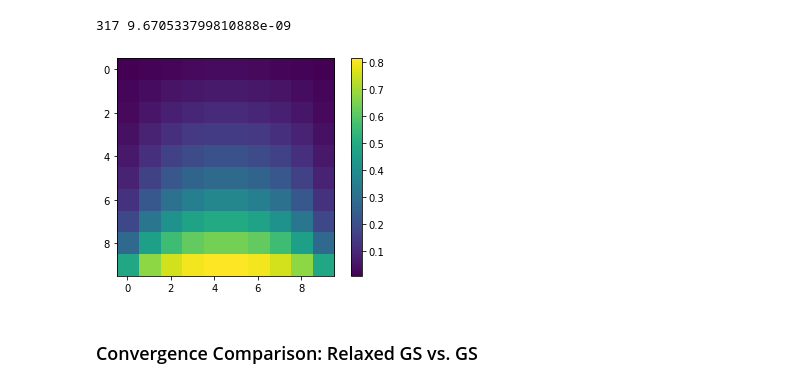
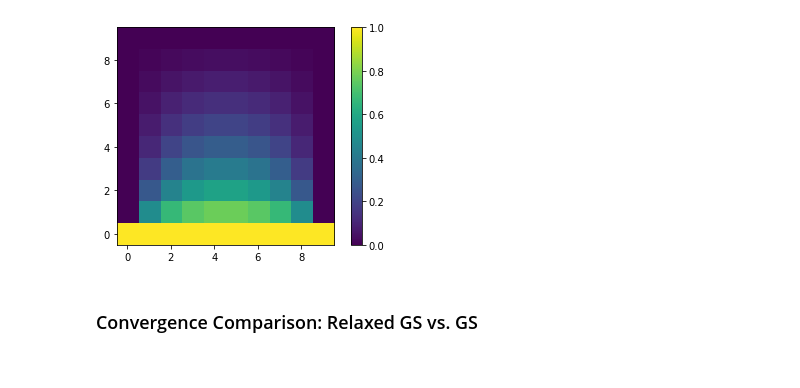
Before and after one commit to sheeshee/High-Performance-Computing-Coursework, a Jupyter notebook: Assignment 3/Assignment 3 Submission.ipynb, the cells around one changed output. Cells and saved outputs as stored; diff of their text form; code cells hidden in the pictures.

```diff
--- a/Assignment 3/Assignment 3 Submission.ipynb
+++ b/Assignment 3/Assignment 3 Submission.ipynb
@@ -483,53 +592,18 @@ def init_relaxedGS_kernel(M, left, right, top, bottom):
-# %%
-max_k = 1e5
-
-def discretise_bc(low, high, M, f):
-    x = np.linspace(low, high, M)
-    fx = np.array([f(xi) for xi in x], dtype='float64')
-    return fx
-
-# Define the boundary conditions
-left_bc = lambda y: 0
-right_bc = lambda y: 0
-top_bc = lambda x: 0
-bottom_bc = lambda x: 1
-# Discretize into M points
-M = 12
-# Create result array, excluding boundaries
-Mop = (M-2)**2
-left_points = discretise_bc(0, 1, M, left_bc)
-right_points = discretise_bc(0, 1, M, right_bc)
-top_points = discretise_bc(0, 1, M, top_bc)
-bottom_points = discretise_bc(0, 1, M, bottom_bc)
-# Create LOP that is aware of boundary conditions - CHANGE FROM SCIPY LOP TO ITS OWN LOP
-rgslop = RelaxedGaussSeidel(M, left_points[1:-1], right_points[1:-1],
-                      top_points[1:-1], bottom_points[1:-1], 'float64')
-
-# get ready
-tol = 1e-8
-result_old = np.zeros((M-2, M-2))
-result_new = np.ones((M-2, M-2))
-# iterate
-k = 0
-diff = lambda a, b: np.linalg.norm(a - b)
-while diff(result_old, result_new) > tol:
-    result_old = result_new.copy()
-    for current_row_index, current_row in enumerate(result_new):
-        previous_row = result_new[current_row_index - 1, :] if current_row_index != 0 else np.zeros(M-2)
-        next_row = result_new[current_row_index + 1, :] if current_row_index != M-3 else np.zeros(M-2)
-        result_new[current_row_index, :] = rgslop.rowvec(previous_row, current_row, next_row, current_row_index)
-    k += 1
-    if k > max_k:
-        print('max k!')
-        break
-print(k, diff(result_old, result_new))
-
-
-plt.imshow(result_new.reshape((M-2, M-2)))
-plt.colorbar()
-plt.show()
-# %% [output]
-317 9.670533799810888e-09
-[figure, removed]
+# %%
+M = 10
+xlims = (0, 1)
+ylims = (0, 1)
+
+def f(x, y):
+    if x == 0:
+        return 1
+    else:
+        return 0
+
+boundaries = get_boundary_values(xlims, ylims, f, M)
+u, history = relaxed_gauss_solve(xlims, ylims, M, *boundaries)
+show_solution(xlims, ylims, u)
+# %% [output]
+[figure, added]
 # %% [markdown]
 ### Convergence Comparison: Relaxed GS vs. GS
```
Also changed, not shown: parts of 39 cells of this notebook.
